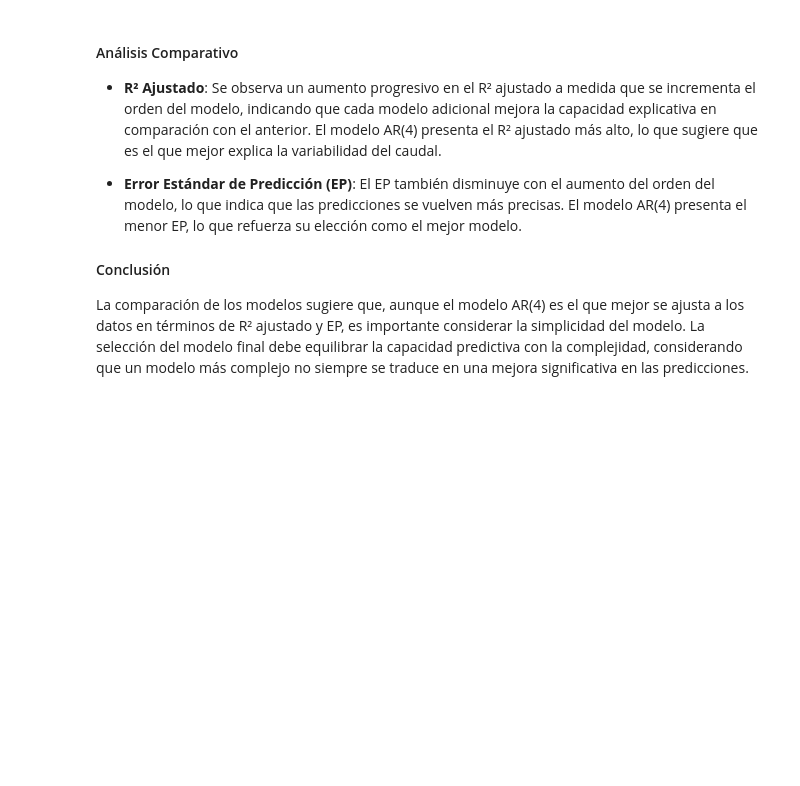
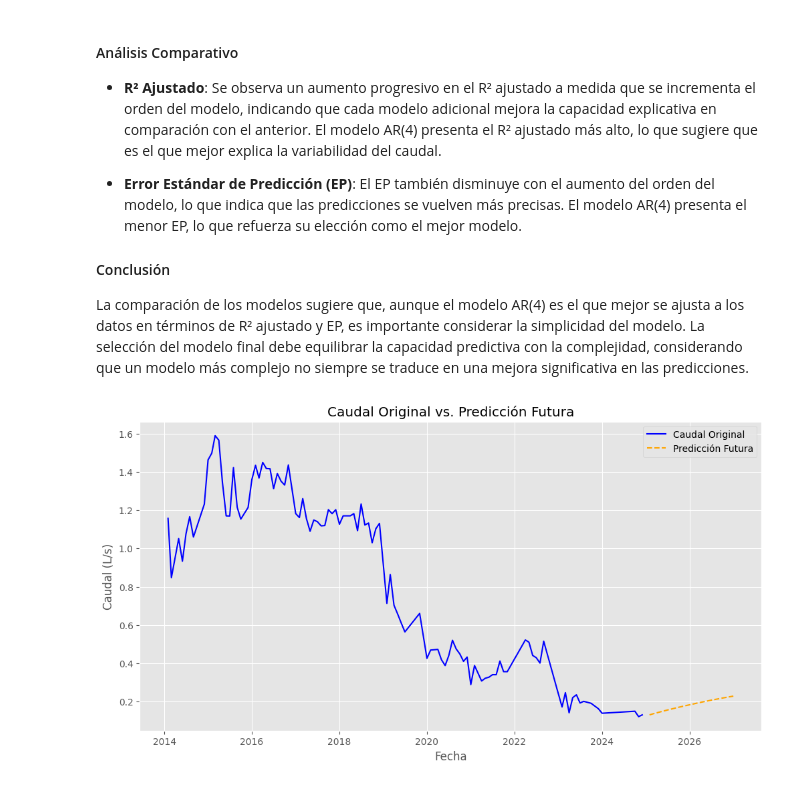
Before and after one commit to Godoca2/Analisis_de_Datos_ST, a Jupyter notebook: Scripts/05 - Analisis_ST_Ajuste Caudales_LR.ipynb, the cells around one changed output. Drawn from its saved outputs; the diff is of its cells as text; code cells hidden in the pictures; blank space fills up the shorter version.

```diff
--- a/Scripts/05 - Analisis_ST_Ajuste Caudales_LR.ipynb
+++ b/Scripts/05 - Analisis_ST_Ajuste Caudales_LR.ipynb
@@ -128,6 +126,8 @@ max        1.382276
 Name: Caudal_Filtrado_Suavizado, dtype: float64
 # %%
 # Visualización
+
+plt.style.use('ggplot')
 
 import matplotlib.pyplot as plt
 plt.plot(df_valid['Fecha'], df_valid['Caudal_Filtrado'])
@@ -545,3 +545,57 @@ Se evaluaron cuatro modelos autorregresivos (AR) utilizando **regresión lineal*
 #### Conclusión
 
 La comparación de los modelos sugiere que, aunque el modelo AR(4) es el que mejor se ajusta a los datos en términos de R² ajustado y EP, es importante considerar la simplicidad del modelo. La selección del modelo final debe equilibrar la capacidad predictiva con la complejidad, considerando que un modelo más complejo no siempre se traduce en una mejora significativa en las predicciones.
+# %%
+import matplotlib.pyplot as plt
+import pandas as pd
+import numpy as np
+from sklearn.linear_model import LinearRegression
+
+# df_valid tiene una columna de fecha y otra de caudal que usaremos para el modelo
+df_valid['Fecha'] = pd.to_datetime(df_valid['Fecha'])
+df_valid.set_index('Fecha', inplace=True)
+
+# Configuramos el modelo usando la serie temporal
+df_valid['Lag_1'] = df_valid['Caudal (L/s)'].shift(1)  # Utiliza la variable con lag para el modelo
+df_valid.dropna(inplace=True)  # Eliminamos valores NaN
+
+# Separación de los datos para entrenamiento
+X_train = df_valid[['Lag_1']]
+y_train = df_valid['Caudal (L/s)']
+
+# Entrenamos el modelo
+modelo = LinearRegression()
+modelo.fit(X_train, y_train)
+
+# Último valor de la serie original para iniciar la predicción hacia el futuro
+last_value = df_valid['Caudal (L/s)'].iloc[-1]
+future_steps = 24  # Número de meses (2 años)
+# future_dates = pd.date_range(start=df_valid.index[-1] + pd.DateOffset(months=1), periods=future_steps, freq='ME')
+# Cambiamos el rango de fechas para que inicie justo en el mes siguiente al último dato original
+future_dates = pd.date_range(start=df_valid.index[-1], periods=future_steps + 1, freq='ME')[1:]
+
+
+# Generamos las predicciones futuras, especificando el nombre de la característica
+future_values = []
+current_value = last_value
+
+for _ in range(future_steps):
+    future_values.append(current_value)
+    # Convertimos current_value en un DataFrame con el nombre 'Lag_1' para evitar el UserWarning
+    current_value = modelo.predict(pd.DataFrame([[current_value]], columns=['Lag_1']))[0]
+
+# Crear DataFrame para las predicciones futuras
+future_df = pd.DataFrame(data=future_values, index=future_dates, columns=['Caudal_Predicho'])
+
+# Graficamos solo la serie original y la predicción futura
+plt.figure(figsize=(12, 6))
+plt.plot(df_valid.index, df_valid['Caudal (L/s)'], label='Caudal Original', color='blue')
+plt.plot(future_df.index, future_df['Caudal_Predicho'], label='Predicción Futura', color='orange', linestyle='--')
+plt.xlabel('Fecha')
+plt.ylabel('Caudal (L/s)')
+plt.title('Caudal Original vs. Predicción Futura')
+plt.legend()
+plt.grid(True)
+plt.show()
+# %% [output]
+[figure, added]
```
Also changed, not shown: parts of 1 cell of this notebook.
